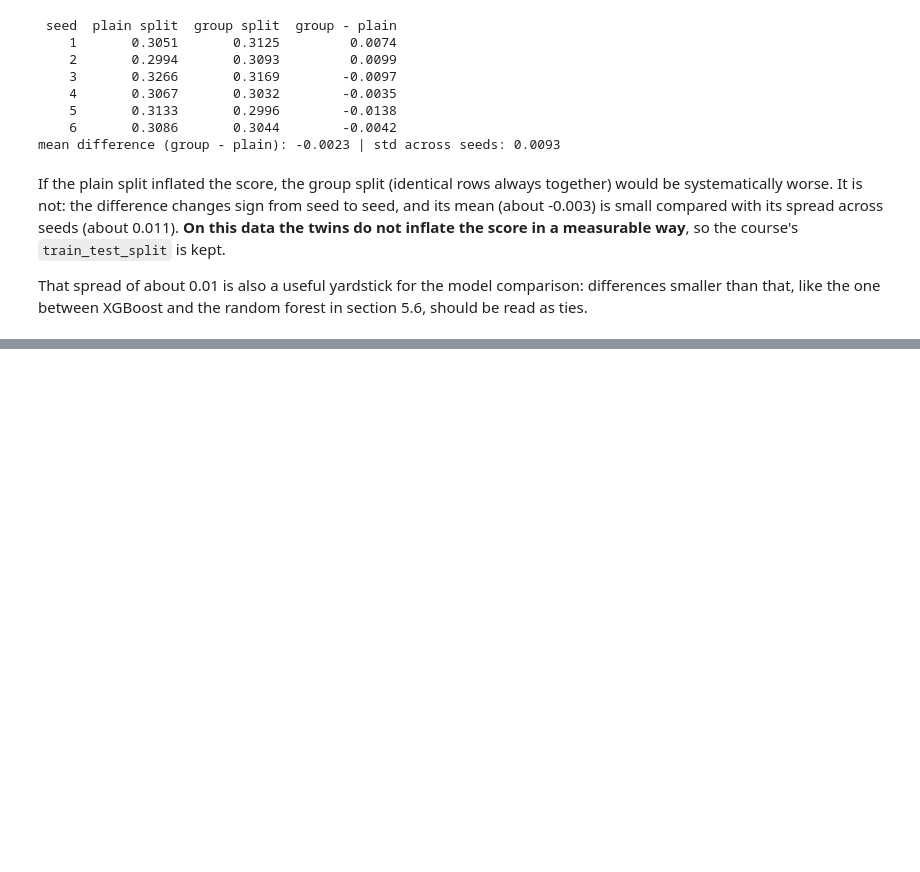
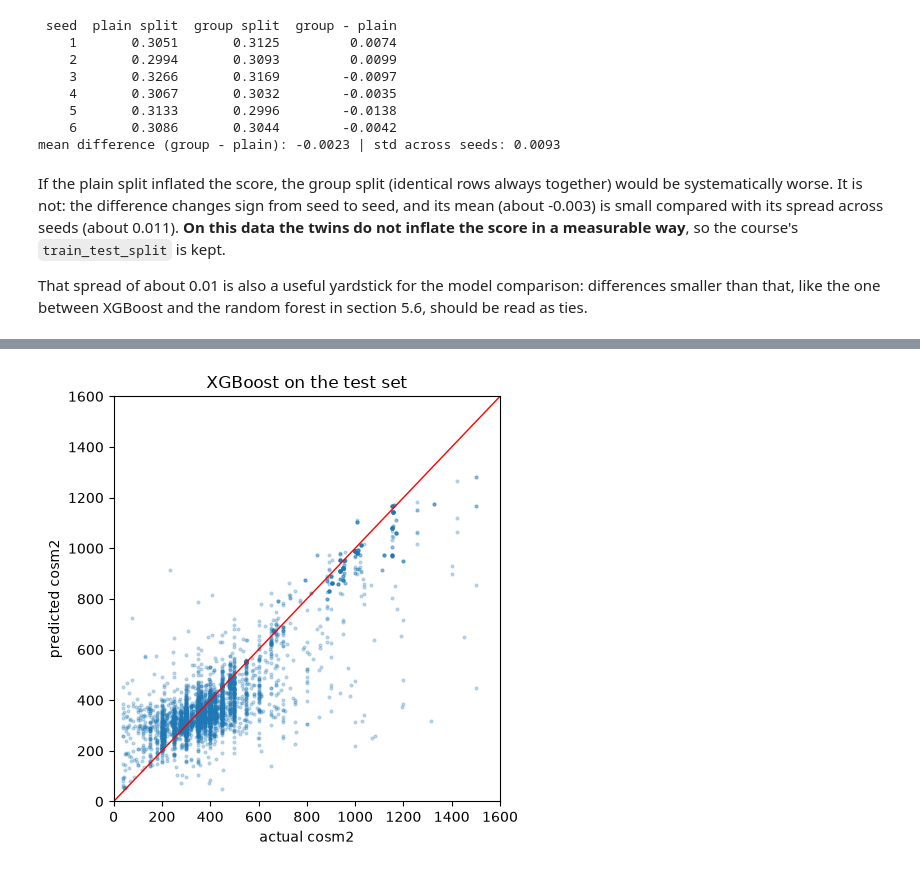
Before and after one commit to Reshiram-php/ecuador-construction-cost-m2, a Jupyter notebook: notebook.ipynb, the cells around one changed output, grey strips where cells are left out. Saved outputs shown, nothing was run; the diff lists cells and outputs as text; code cells hidden in the pictures; blank space fills up the shorter version.

Commit message:
final model selection and fist pipeline version

```diff
--- a/notebook.ipynb
+++ b/notebook.ipynb
@@ -767,0 +774,29 @@ That spread of about 0.01 is also a useful yardstick for the model comparison: d
+# %%
+final_builders = {
+    "Random forest": lambda: make_pipeline(DictVectorizer(), RandomForestRegressor(random_state=1, n_jobs=-1, **rf_best)),
+    "XGBoost": lambda: make_pipeline(DictVectorizer(), XGBRegressor(**xgb_sk_params)),
+}
+
+# Deployment rule (see above)
+rf_advantage = cv_results["XGBoost"]["RMSE_log1p"] - cv_results["Random forest"]["RMSE_log1p"]
+tie_band = max(cv_results["XGBoost"]["std"], cv_results["Random forest"]["std"])
+DEPLOY = "Random forest" if rf_advantage > tie_band else "XGBoost"
+print("CV gap in favour of the forest: %.4f | tie band (max fold std): %.4f -> deployed: %s" % (rf_advantage, tie_band, DEPLOY))
+
+test_dicts = to_dicts(df_test)
+y_test = np.log1p(df_test.cosm2.values)
+
+test_rows = {"canton median (baseline)": evaluate(np.log1p(baseline_pred(df_full_train, df_test).values), y_test)}
+fitted, size_mb = {}, {}
+for name, build in final_builders.items():
+    fitted[name] = build().fit(full_dicts, y_full)
+    test_rows[name] = evaluate(fitted[name].predict(test_dicts), y_test)
+    size_mb[name] = round(len(pickle.dumps(fitted[name])) / 1e6, 1)
+
+print(pd.DataFrame(test_rows).T.round(3).to_string())
+print("pickle size (MB):", size_mb)
+
+pred_test = fitted[DEPLOY].predict(test_dicts)
+mask = (df_test.codcantf == "1701").values
+print("\n%s - RMSE_log1p on canton 1701 rows: %.3f | on all other rows: %.3f" % (
+    DEPLOY, evaluate(pred_test[mask], y_test[mask])["RMSE_log1p"], evaluate(pred_test[~mask], y_test[~mask])["RMSE_log1p"]))
@@ -767,0 +812,13 @@ That spread of about 0.01 is also a useful yardstick for the model comparison: d
+# %%
+fig, ax = plt.subplots(figsize=(5, 5))
+ax.scatter(np.expm1(y_test), np.expm1(pred_test), s=4, alpha=0.25)
+lim = [0, 1600]
+ax.plot(lim, lim, color="red", linewidth=1)
+ax.set_xlim(lim); ax.set_ylim(lim)
+ax.set_xlabel("actual cosm2"); ax.set_ylabel("predicted cosm2")
+ax.set_title(f"{DEPLOY} on the test set")
+plt.tight_layout()
+plt.savefig("images/pred_vs_actual.png", dpi=120)
+plt.show()
+# %% [output]
+[figure, added]
```
Also changed, not shown: parts of 5 cells of this notebook, 2 other files.
